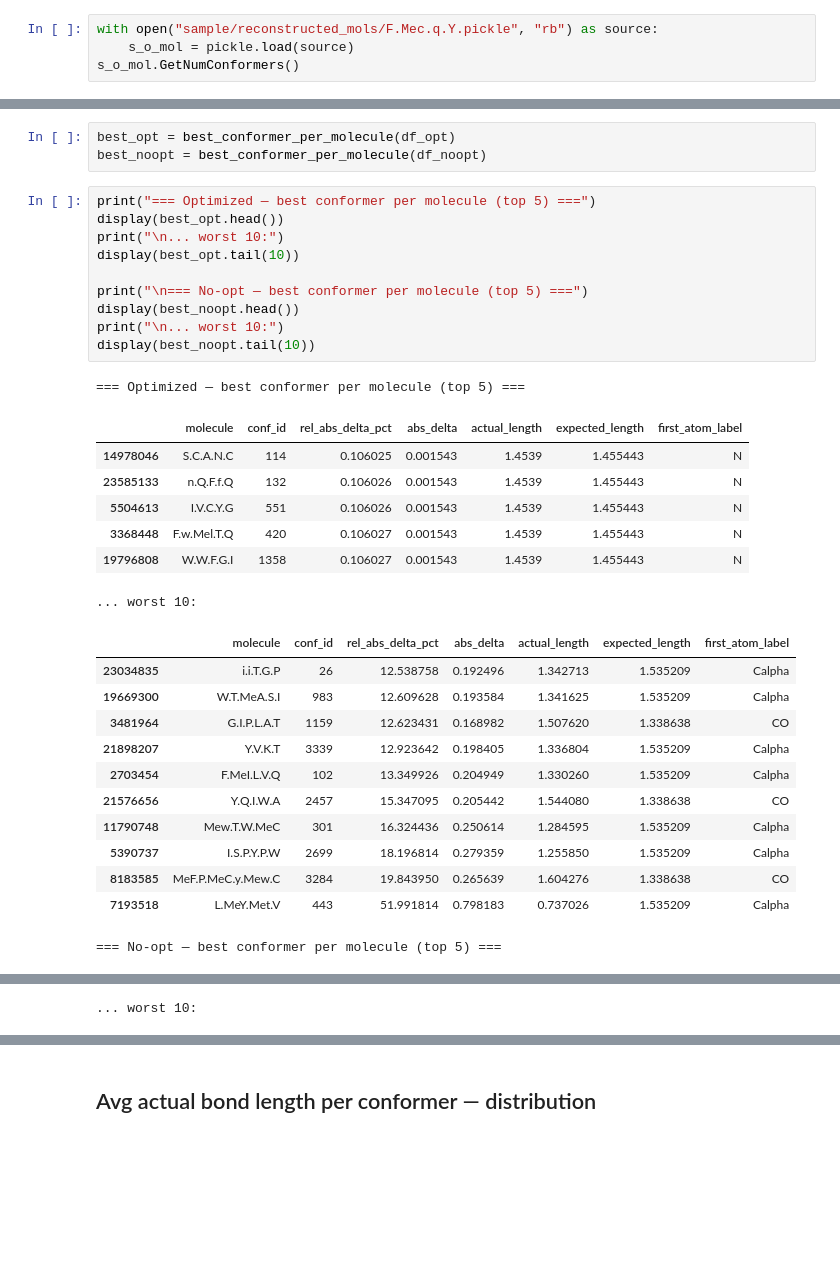
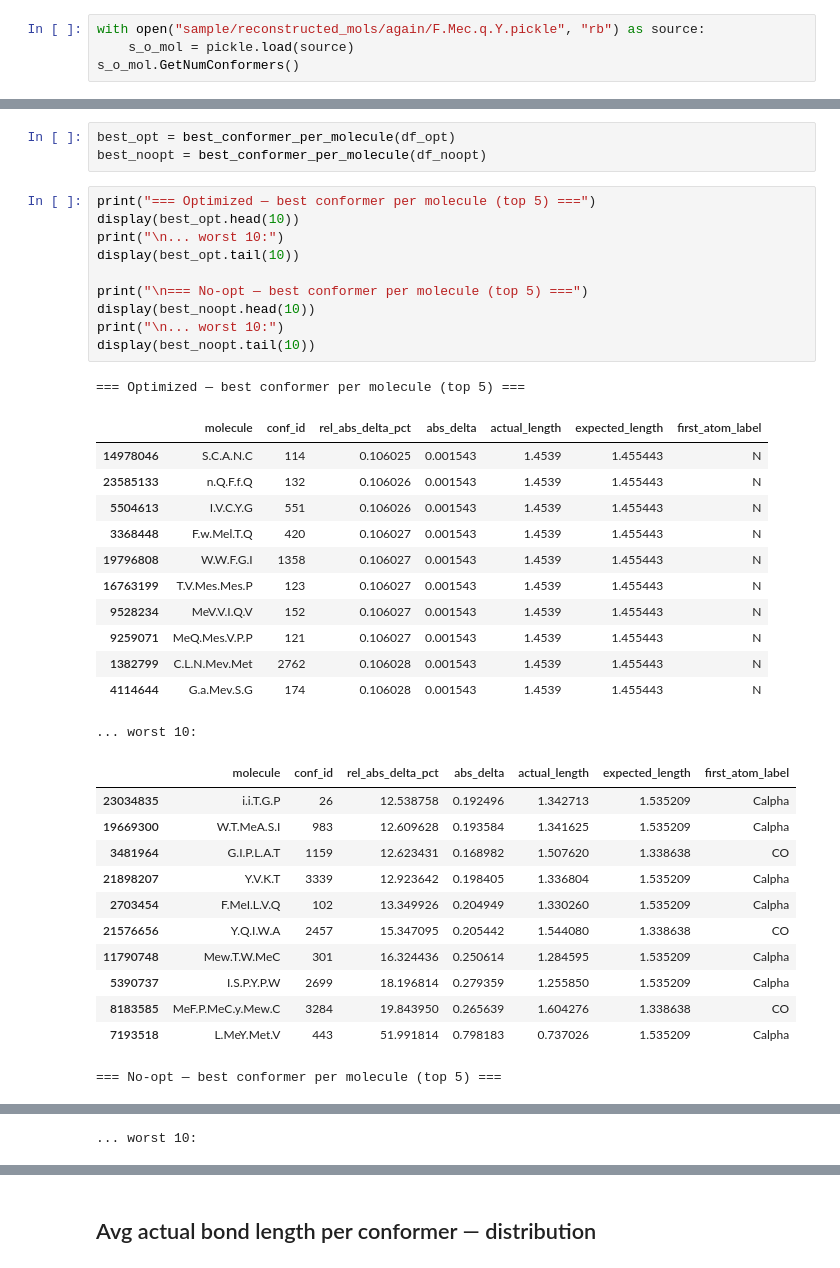
Before and after one commit to HangenYuu/ringer, a Jupyter notebook: visualize_failed_molecule.ipynb, the cells around one changed output, grey strips where cells are left out. Saved outputs shown, nothing was run; the diff lists cells and outputs as text; blank space fills up the shorter version.

```diff
--- a/visualize_failed_molecule.ipynb
+++ b/visualize_failed_molecule.ipynb
@@ -24,7 +24,7 @@ def visualize_conformer(mol, title, id=0):
         print(f"{title} has no conformers")
         return None
 # %%
-with open("sample/reconstructed_mols/F.Mec.q.Y.pickle", "rb") as source:
+with open("sample/reconstructed_mols/again/F.Mec.q.Y.pickle", "rb") as source:
     s_o_mol = pickle.load(source)
 s_o_mol.GetNumConformers()
 # %% [output]
@@ -701,22 +751,27 @@ best_opt = best_conformer_per_molecule(df_opt)
 best_noopt = best_conformer_per_molecule(df_noopt)
 # %%
 print("=== Optimized — best conformer per molecule (top 5) ===")
-display(best_opt.head())
+display(best_opt.head(10))
 print("\n... worst 10:")
 display(best_opt.tail(10))
 
 print("\n=== No-opt — best conformer per molecule (top 5) ===")
-display(best_noopt.head())
+display(best_noopt.head(10))
 print("\n... worst 10:")
 display(best_noopt.tail(10))
 # %% [output]
 === Optimized — best conformer per molecule (top 5) ===
 |  | molecule | conf_id | rel_abs_delta_pct | abs_delta | actual_length | expected_length | first_atom_label |
 | 14978046 | S.C.A.N.C | 114 | 0.106025 | 0.001543 | 1.4539 | 1.455443 | N |
 | 23585133 | n.Q.F.f.Q | 132 | 0.106026 | 0.001543 | 1.4539 | 1.455443 | N |
 | 5504613 | I.V.C.Y.G | 551 | 0.106026 | 0.001543 | 1.4539 | 1.455443 | N |
 | 3368448 | F.w.Mel.T.Q | 420 | 0.106027 | 0.001543 | 1.4539 | 1.455443 | N |
 | 19796808 | W.W.F.G.I | 1358 | 0.106027 | 0.001543 | 1.4539 | 1.455443 | N |
+| 16763199 | T.V.Mes.Mes.P | 123 | 0.106027 | 0.001543 | 1.4539 | 1.455443 | N |
+| 9528234 | MeV.V.I.Q.V | 152 | 0.106027 | 0.001543 | 1.4539 | 1.455443 | N |
+| 9259071 | MeQ.Mes.V.P.P | 121 | 0.106027 | 0.001543 | 1.4539 | 1.455443 | N |
+| 1382799 | C.L.N.Mev.Met | 2762 | 0.106028 | 0.001543 | 1.4539 | 1.455443 | N |
+| 4114644 | G.a.Mev.S.G | 174 | 0.106028 | 0.001543 | 1.4539 | 1.455443 | N |
 ... worst 10:
 |  | molecule | conf_id | rel_abs_delta_pct | abs_delta | actual_length | expected_length | first_atom_label |
 | 23034835 | i.i.T.G.P | 26 | 12.538758 | 0.192496 | 1.342713 | 1.535209 | Calpha |
```
Also changed, not shown: parts of 10 cells of this notebook, 3 other files.
